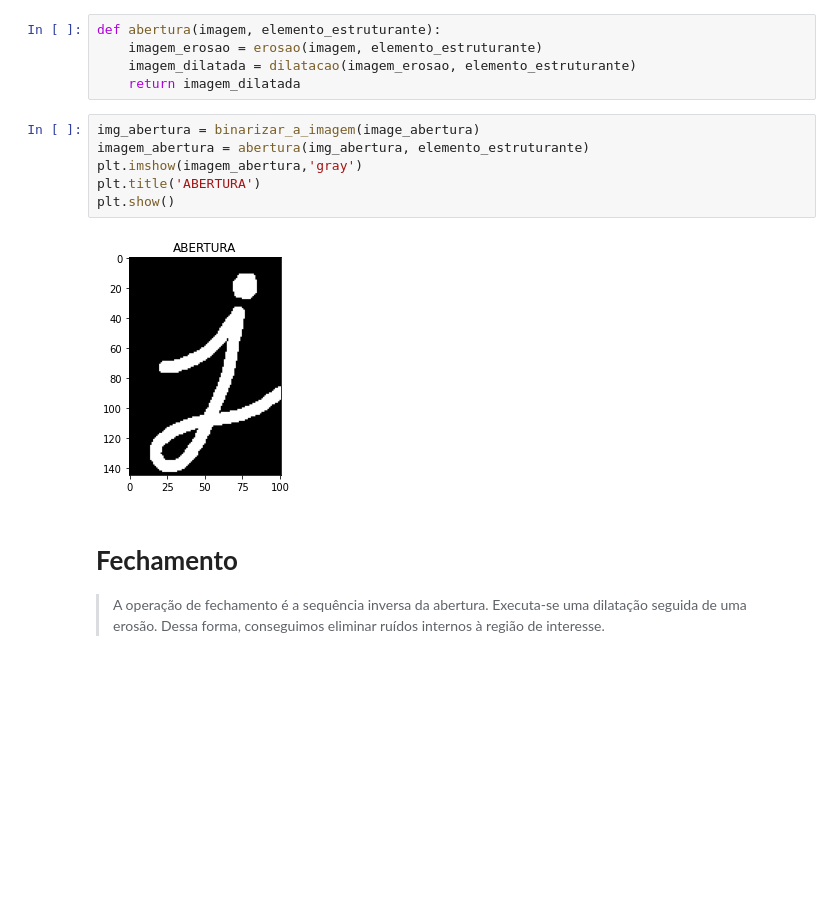
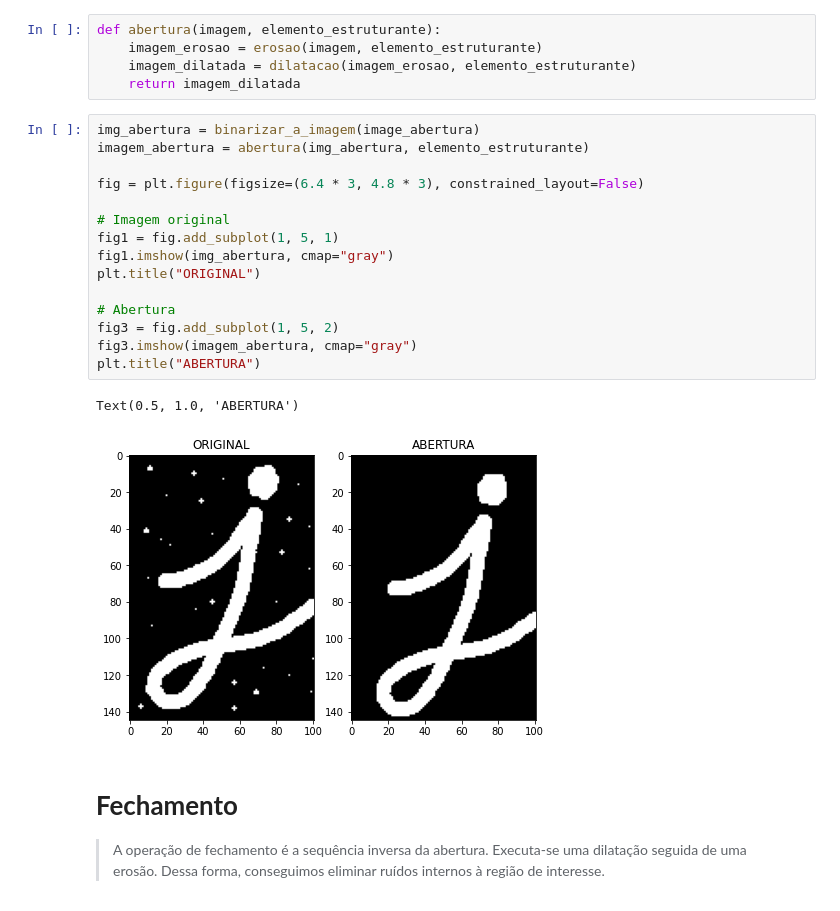
Before and after one commit to Jose-Bruno/ProcessamentoDigitalDeImagens, a Jupyter notebook: Projeto_Final_José_Bruno_da_Silva_Santos.ipynb, the cells around one changed output. Saved outputs shown, nothing was run; the diff lists cells and outputs as text; blank space fills up the shorter version.

```diff
--- a/Projeto_Final_José_Bruno_da_Silva_Santos.ipynb
+++ b/Projeto_Final_José_Bruno_da_Silva_Santos.ipynb
@@ -130,14 +150,24 @@ def abertura(imagem, elemento_estruturante):
     imagem_erosao = erosao(imagem, elemento_estruturante)
     imagem_dilatada = dilatacao(imagem_erosao, elemento_estruturante)
     return imagem_dilatada
-# %%
-img_abertura = binarizar_a_imagem(image_abertura)
-imagem_abertura = abertura(img_abertura, elemento_estruturante)
-plt.imshow(imagem_abertura,'gray')
-plt.title('ABERTURA')
-plt.show()
-# %% [output]
-[figure, removed]
+# %%
+img_abertura = binarizar_a_imagem(image_abertura)
+imagem_abertura = abertura(img_abertura, elemento_estruturante)
+
+fig = plt.figure(figsize=(6.4 * 3, 4.8 * 3), constrained_layout=False)
+
+# Imagem original
+fig1 = fig.add_subplot(1, 5, 1)
+fig1.imshow(img_abertura, cmap="gray")
+plt.title("ORIGINAL")
+
+# Abertura
+fig3 = fig.add_subplot(1, 5, 2)
+fig3.imshow(imagem_abertura, cmap="gray")
+plt.title("ABERTURA")
+# %% [output]
+Text(0.5, 1.0, 'ABERTURA')
+[figure, added]
 # %% [markdown]
 # **Fechamento**
 
```
Also changed, not shown: parts of 6 cells of this notebook.
